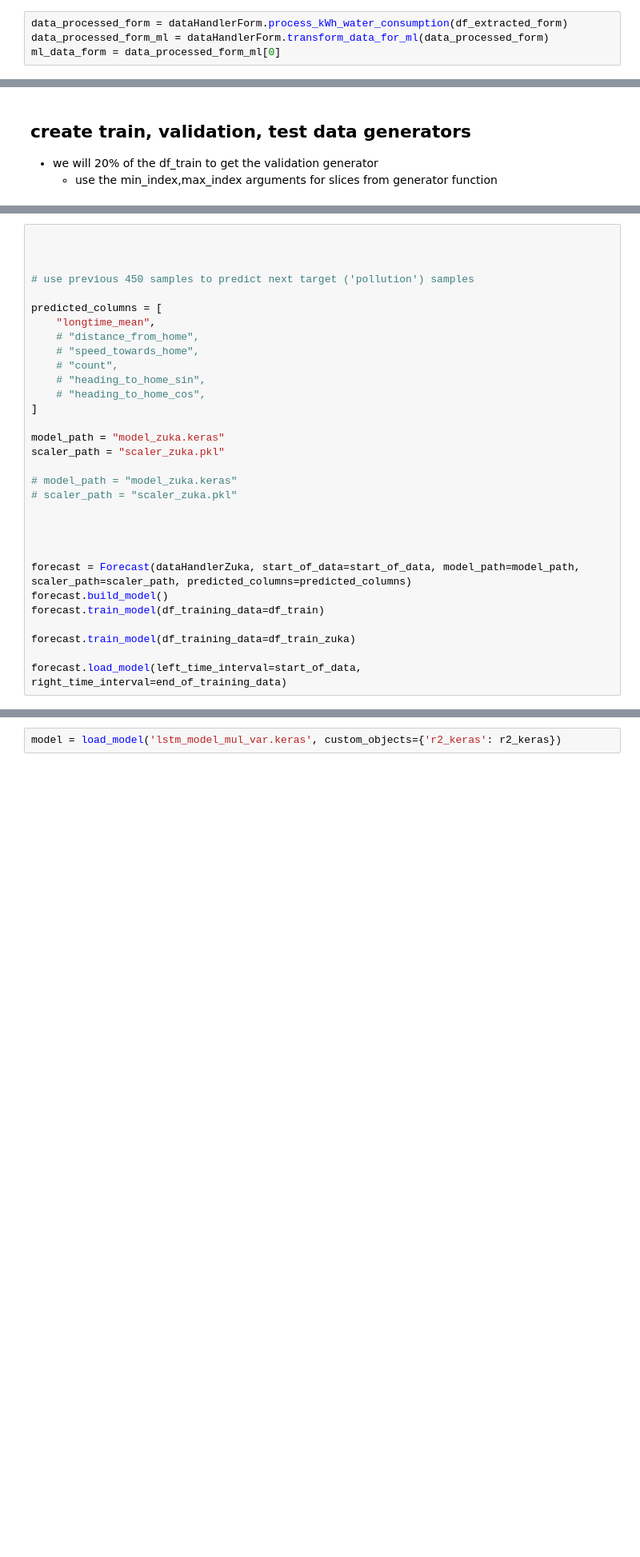
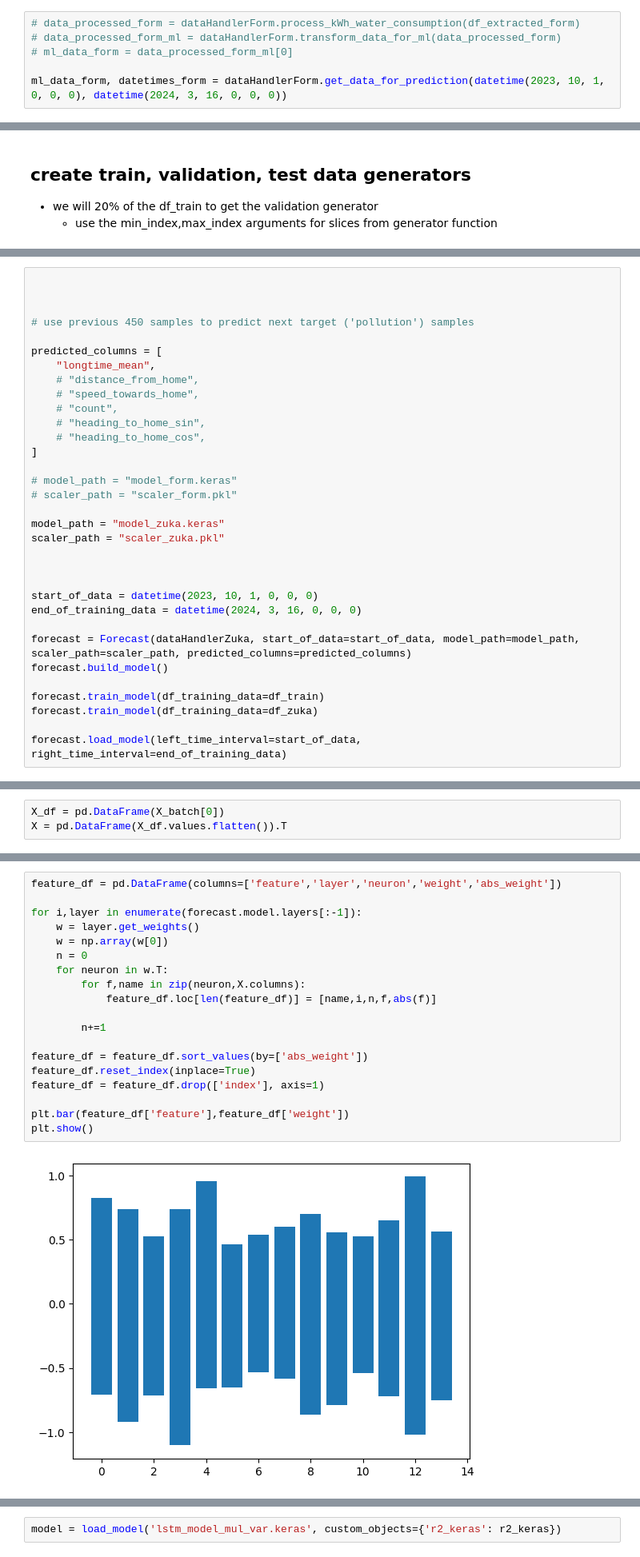
Before and after one commit to grinwi/smartboiler, a Jupyter notebook: src/smartboiler/lstm_example_with_multivariate_time_series 2.ipynb, the cells around one changed output, grey strips where cells are left out. Shown at 80% size. Cells and saved outputs as stored; diff of their text form; blank space fills up the shorter version.

```diff
--- a/src/smartboiler/lstm_example_with_multivariate_time_series 2.ipynb
+++ b/src/smartboiler/lstm_example_with_multivariate_time_series 2.ipynb
@@ -271,4 +287,6 @@ ml_data_zuka = data_processed_zuka_ml[0]
 # %%
-data_processed_form = dataHandlerForm.process_kWh_water_consumption(df_extracted_form)
-data_processed_form_ml = dataHandlerForm.transform_data_for_ml(data_processed_form)
-ml_data_form = data_processed_form_ml[0]
+# data_processed_form = dataHandlerForm.process_kWh_water_consumption(df_extracted_form)
+# data_processed_form_ml = dataHandlerForm.transform_data_for_ml(data_processed_form)
+# ml_data_form = data_processed_form_ml[0]
+
+ml_data_form, datetimes_form = dataHandlerForm.get_data_for_prediction(datetime(2023, 10, 1, 0, 0, 0), datetime(2024, 3, 16, 0, 0, 0))
@@ -404,20 +437,22 @@ predicted_columns = [
     # "heading_to_home_cos",
 ]
 
+# model_path = "model_form.keras"
+# scaler_path = "scaler_form.pkl"
+
 model_path = "model_zuka.keras"
 scaler_path = "scaler_zuka.pkl"
 
-# model_path = "model_zuka.keras"
-# scaler_path = "scaler_zuka.pkl"
 
 
-
+start_of_data = datetime(2023, 10, 1, 0, 0, 0)
+end_of_training_data = datetime(2024, 3, 16, 0, 0, 0)
 
 forecast = Forecast(dataHandlerZuka, start_of_data=start_of_data, model_path=model_path, scaler_path=scaler_path, predicted_columns=predicted_columns)
 forecast.build_model()
+
 forecast.train_model(df_training_data=df_train)
-
-forecast.train_model(df_training_data=df_train_zuka)
+forecast.train_model(df_training_data=df_zuka)
 
 forecast.load_model(left_time_interval=start_of_data, right_time_interval=end_of_training_data)
 # %% [output]
@@ -440,0 +501,3 @@ End training
+# %%
+X_df = pd.DataFrame(X_batch[0])
+X = pd.DataFrame(X_df.values.flatten()).T
@@ -440,0 +507,21 @@ End training
+# %%
+feature_df = pd.DataFrame(columns=['feature','layer','neuron','weight','abs_weight'])
+
+for i,layer in enumerate(forecast.model.layers[:-1]):
+    w = layer.get_weights()
+    w = np.array(w[0])
+    n = 0
+    for neuron in w.T:
+        for f,name in zip(neuron,X.columns):
+            feature_df.loc[len(feature_df)] = [name,i,n,f,abs(f)]
+
+        n+=1
+
+feature_df = feature_df.sort_values(by=['abs_weight'])
+feature_df.reset_index(inplace=True)
+feature_df = feature_df.drop(['index'], axis=1)
+
+plt.bar(feature_df['feature'],feature_df['weight'])
+plt.show()
+# %% [output]
+[figure, added]
```
Also changed, not shown: parts of 29 cells of this notebook.
